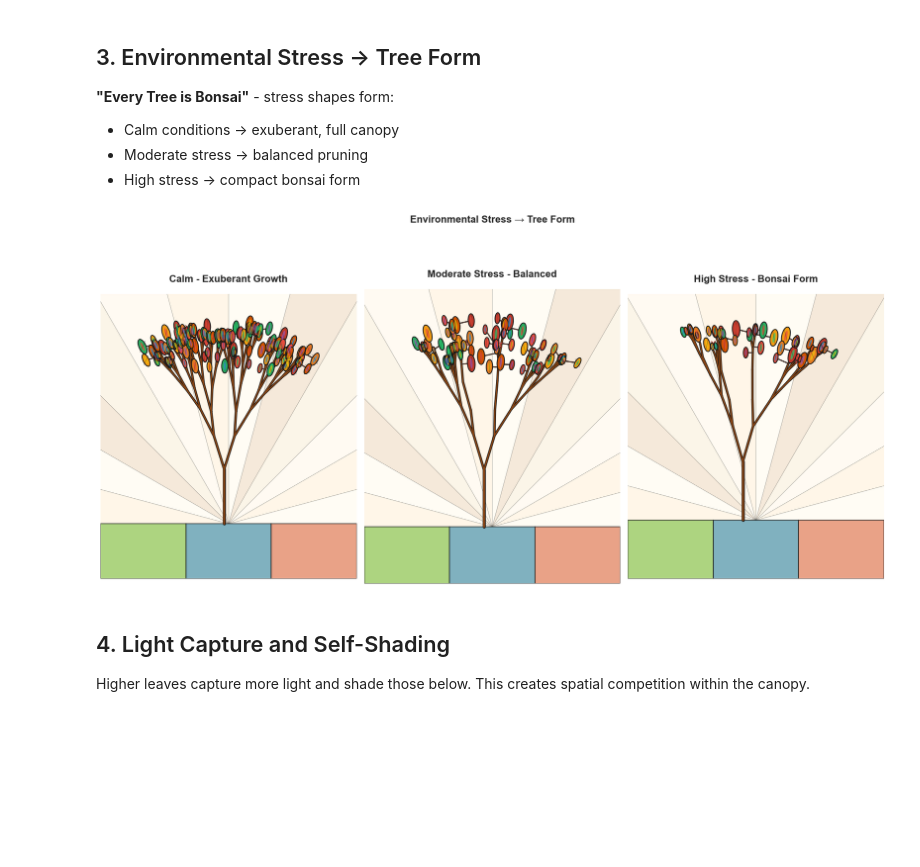
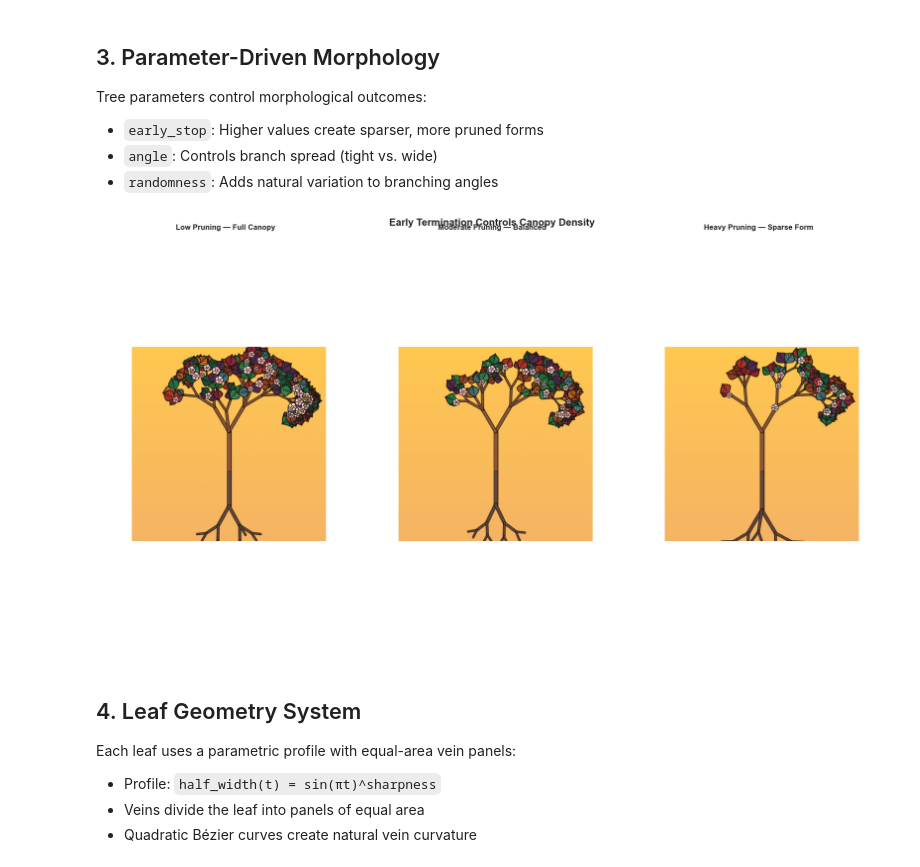
Before and after one commit to ndouglas/arborhedron, a Jupyter notebook: notebooks/06_geometric_skeleton.ipynb, the cells around one changed output. Drawn from its saved outputs; the diff is of its cells as text; code cells hidden in the pictures; blank space fills up the shorter version.

```diff
--- a/notebooks/06_geometric_skeleton.ipynb
+++ b/notebooks/06_geometric_skeleton.ipynb
@@ -49,9 +43,16 @@ The skeleton depth determines visual richness:
 # %%
-# Compare skeleton complexity
-print("Skeleton complexity by depth:")
+# Show default TreeParams
+params = TreeParams()
+print("Default TreeParams:")
 print("-" * 40)
-for depth in [4, 5, 6, 7, 8]:
-    num_segments = 2**depth - 1
-    num_tips = 2**(depth - 1)
-    print(f"Depth {depth}: {num_segments:>3} segments, {num_tips:>3} tips")
+print(f"  depth:          {params.depth} (recursion levels)")
+print(f"  angle:          {params.angle}° (branch spread)")
+print(f"  scale:          {params.scale} (child/parent ratio)")
+print(f"  trunk_length:   {params.trunk_length} (pixels)")
+print(f"  thickness:      {params.thickness} (trunk width)")
+print(f"  randomness:     {params.randomness} (angle jitter)")
+print(f"  early_stop:     {params.early_stop} (pruning probability)")
+print(f"  show_leaves:    {params.show_leaves}")
+print(f"  show_blossoms:  {params.show_blossoms}")
+print(f"  blossom_type:   {params.blossom_type}")
 # %% [output]
@@ -119,34 +160,48 @@ plt.show()
 # %% [markdown]
-## 3. Environmental Stress → Tree Form
+## 3. Parameter-Driven Morphology
 
-**"Every Tree is Bonsai"** - stress shapes form:
-- Calm conditions → exuberant, full canopy
-- Moderate stress → balanced pruning
-- High stress → compact bonsai form
+Tree parameters control morphological outcomes:
+- `early_stop`: Higher values create sparser, more pruned forms
+- `angle`: Controls branch spread (tight vs. wide)
+- `randomness`: Adds natural variation to branching angles
 # %%
-# Stress morphology comparison
+# Morphology comparison via early_stop parameter
 fig, axes = plt.subplots(1, 3, figsize=(18, 10))
 
-# Calm - lush growth
-calm = create_grown_skeleton(depth=8, prune_fraction=0.1, jitter_strength=0.05, seed=42)
-render_stained_glass_tree(calm, ax=axes[0], leaf_density=200, title='Calm - Exuberant Growth')
+configs = [
+    (0.05, 'Low Pruning — Full Canopy'),
+    (0.25, 'Moderate Pruning — Balanced'),
+    (0.45, 'Heavy Pruning — Sparse Form'),
+]
 
-# Moderate stress
-moderate = create_grown_skeleton(depth=8, prune_fraction=0.3, jitter_strength=0.1, seed=42)
-render_stained_glass_tree(moderate, ax=axes[1], leaf_density=140, title='Moderate Stress - Balanced')
+for ax, (early_stop, title) in zip(axes, configs):
+    params = TreeParams(
+        depth=5,
+        early_stop=early_stop,
+        show_blossoms=True,
+        blossom_density=0.3 * (1 - early_stop),
+    )
+    fig_temp, _ = render_tree(params, seed=42, figsize=(6, 10))
 
-# High stress - bonsai
-stressed = create_grown_skeleton(depth=8, prune_fraction=0.5, jitter_strength=0.15, seed=42)
-render_stained_glass_tree(stressed, ax=axes[2], leaf_density=70, title='High Stress - Bonsai Form')
+    fig_temp.canvas.draw()
+    img = np.frombuffer(fig_temp.canvas.buffer_rgba(), dtype=np.uint8)
+    img = img.reshape(fig_temp.canvas.get_width_height()[::-1] + (4,))
+    ax.imshow(img)
+    ax.axis('off')
+    ax.set_title(title, fontsize=12, fontweight='bold')
+    plt.close(fig_temp)
 
-plt.suptitle('Environmental Stress → Tree Form', fontsize=16, fontweight='bold')
+plt.suptitle('Early Termination Controls Canopy Density', fontsize=16, fontweight='bold')
 plt.tight_layout()
-plt.savefig('stress_morphology.png', dpi=150, bbox_inches='tight', facecolor='#FFF8DC')
+fig.savefig('stress_morphology.png', dpi=150, bbox_inches='tight', facecolor='#f5deb3')
 plt.show()
 # %% [output]
-[figure, old version]
+[figure, new version]
 # %% [markdown]
-## 4. Light Capture and Self-Shading
+## 4. Leaf Geometry System
 
-Higher leaves capture more light and shade those below. This creates spatial competition within the canopy.
+Each leaf uses a parametric profile with equal-area vein panels:
+- Profile: `half_width(t) = sin(πt)^sharpness`
+- Veins divide the leaf into panels of equal area
+- Quadratic Bézier curves create natural vein curvature
 # %%
```
Also changed, not shown: parts of 19 cells of this notebook, 10 other files.
